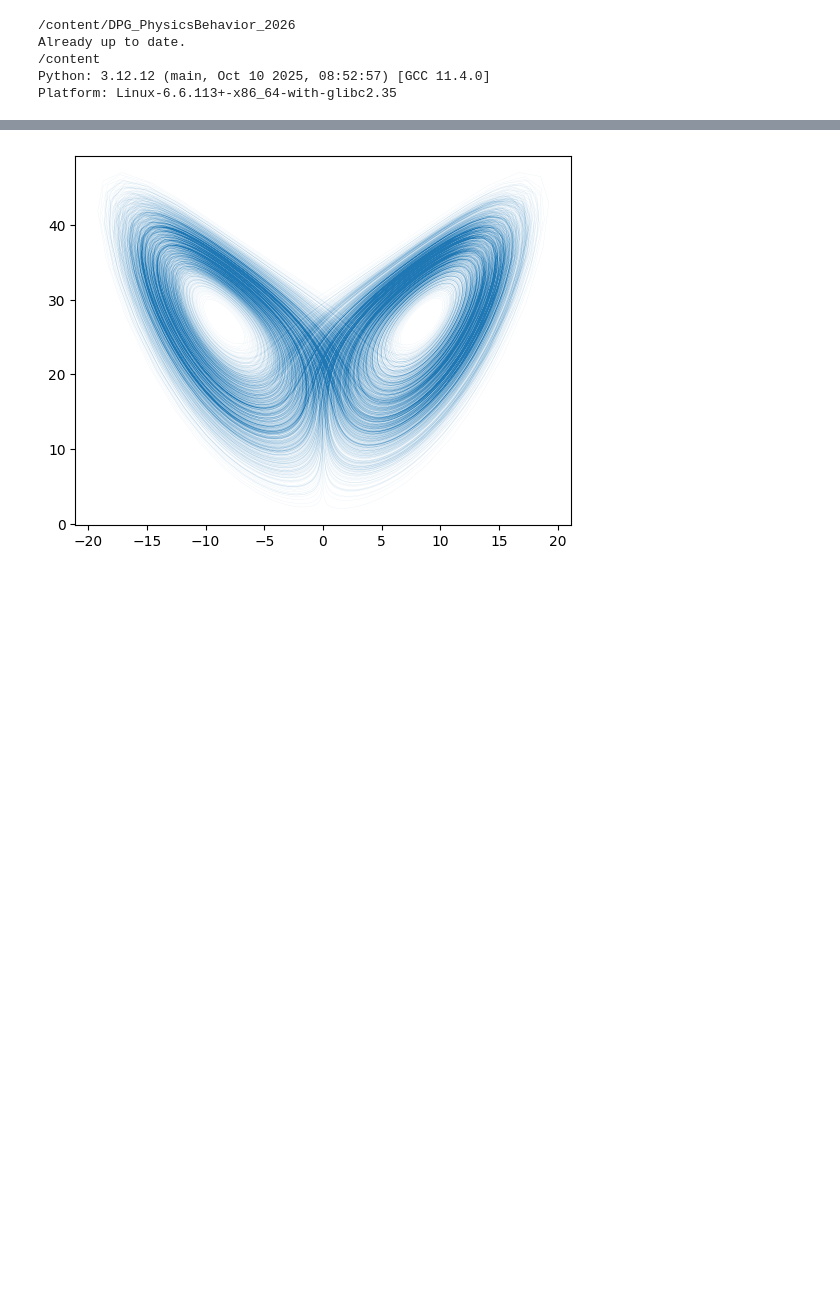
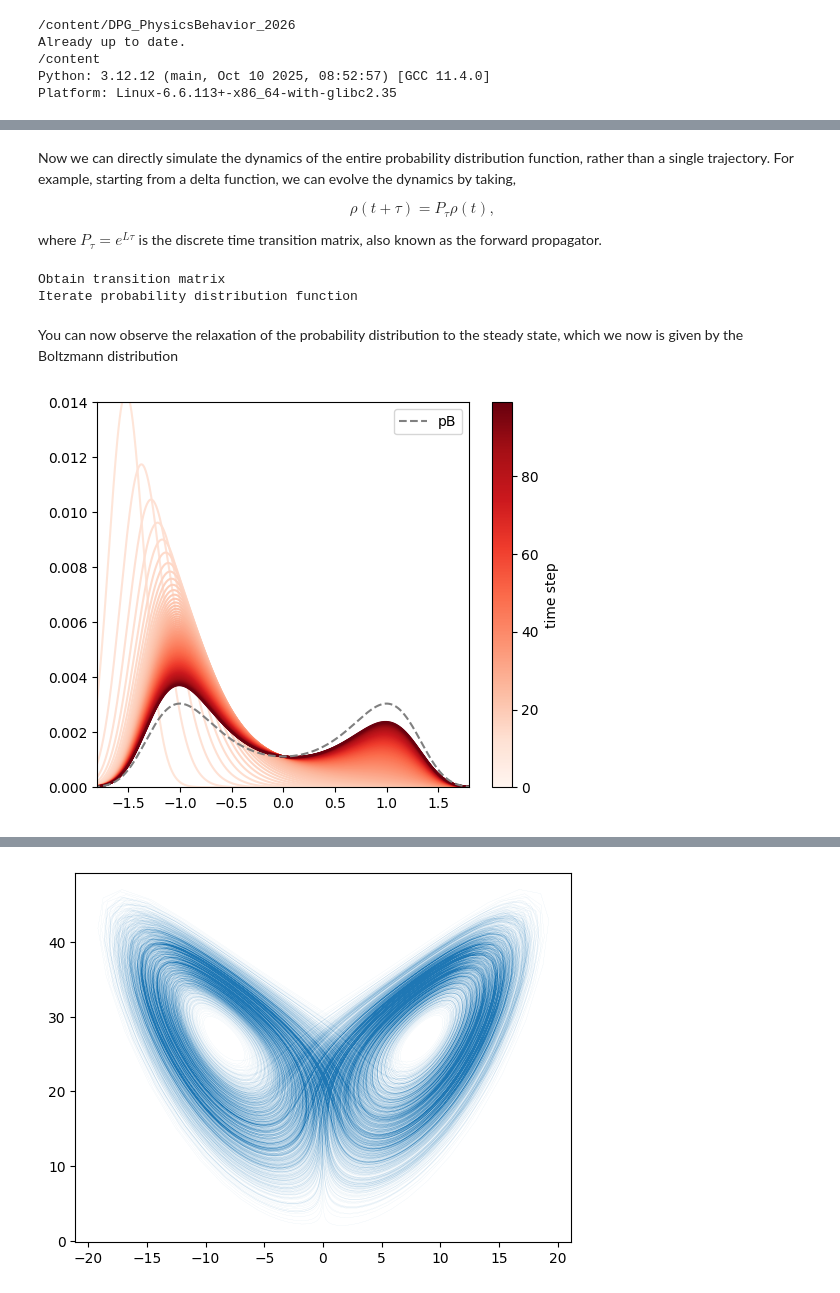
Before and after one commit to AntonioCCosta/DPG_PhysicsBehavior_2026, a Jupyter notebook: notebooks/notebook_1.ipynb, the cells around one changed output, grey strips where cells are left out. Drawn from its saved outputs; the diff is of its cells as text; code cells hidden in the pictures; blank space fills up the shorter version.

```diff
--- a/notebooks/notebook_1.ipynb
+++ b/notebooks/notebook_1.ipynb
@@ -119,0 +238,56 @@ np.float64(12.508825415500214)
+# %% [markdown]
+Now we can directly simulate the dynamics of the entire probability distribution function, rather than a single trajectory. For example, starting from a delta function, we can evolve the dynamics by taking,
+
+$$
+\rho(t+\tau) = P_\tau \rho(t),
+$$
+
+where $P_\tau = e^{L \tau}$ is the discrete time transition matrix, also known as the forward propagator.
+# %%
+print('Obtain transition matrix')
+P_tau = spla.expm(delay * L_fp)
+
+print('Iterate probability distribution function')
+p0 = np.zeros(P_tau.shape[0]) # set initial condition as a delta function
+p0[200] = 1
+n_iters=100
+p=p0
+ps=np.zeros((n_iters,p.shape[0]))
+ps[0]=p
+for k in range(1,n_iters): #iterate the dynamics
+    p = P_tau @ p
+    ps[k]=p
+# %% [output]
+Obtain transition matrix
+Iterate probability distribution function
+# %% [markdown]
+You can now observe the relaxation of the probability distribution to the steady state, which we now is given by the Boltzmann distribution
+# %%
+import matplotlib as mpl
+
+ds = 1
+n = int(len(ps)/ds)
+colors_c = plt.cm.Reds(np.linspace(0.1, 1, n))
+
+plt.figure(figsize=(6,5))
+for k, k_ in enumerate(np.arange(1, len(ps), ds)):
+    p = ps[k_]
+    plt.plot(x, p, c=colors_c[k])
+
+plt.xlim(-1.8, 1.8)
+plt.ylim(0, 0.014)
+
+norm = mpl.colors.Normalize(vmin=0, vmax=n-1)
+sm = mpl.cm.ScalarMappable(cmap=plt.cm.Reds, norm=norm)
+sm.set_array([])
+
+ax = plt.gca()
+cbar = plt.colorbar(sm, ax=ax)
+cbar.set_label("time step")
+pB = np.exp(-V(x,mu)/Tx)
+pB = pB/np.sum(pB)
+plt.plot(x,pB,c='gray',ls='--',label='pB')
+plt.legend()
+plt.show()
+# %% [output]
+[figure, added]
```
Also changed, not shown: parts of 25 cells of this notebook.
